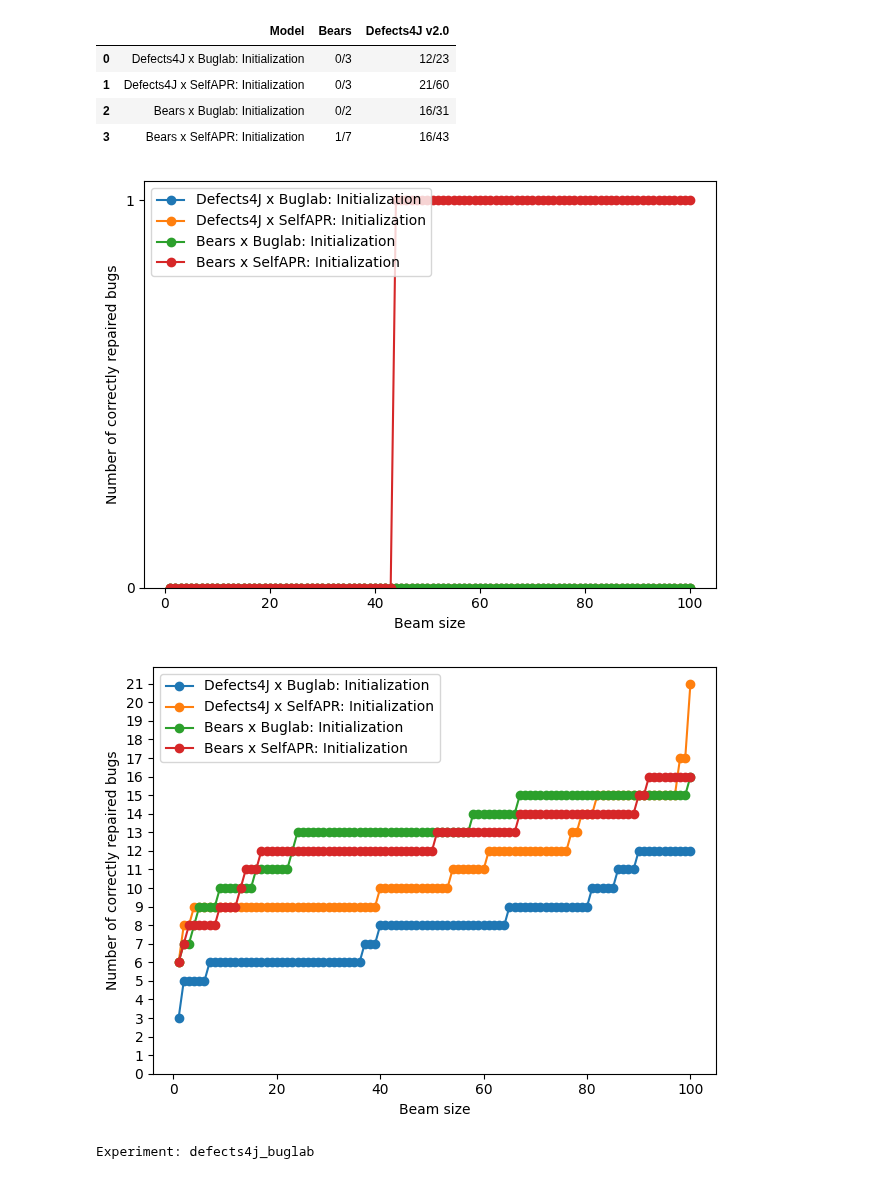
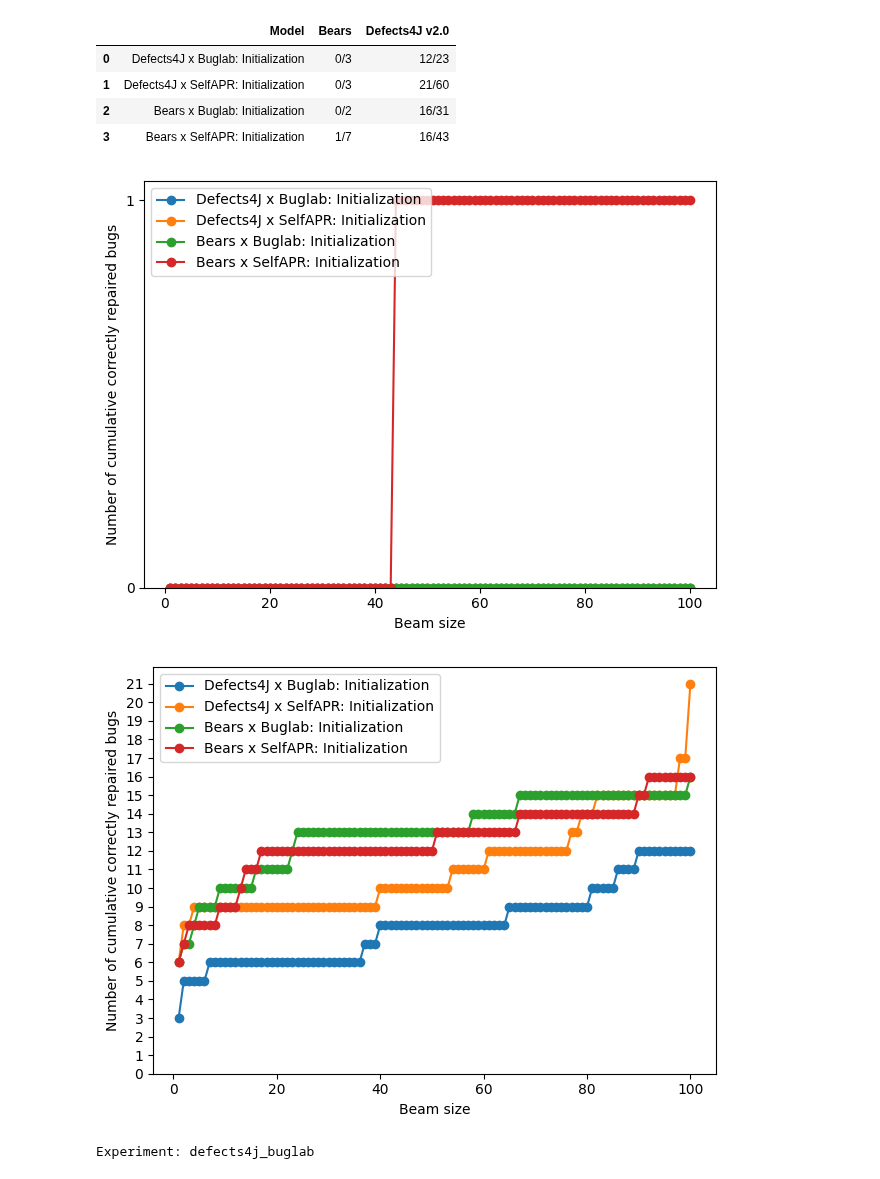
Before and after one commit to andre15silva/mufin, a Jupyter notebook: models_analysis.ipynb, the cells around one changed output. Cells and saved outputs as stored; diff of their text form; code cells hidden in the pictures.

```diff
--- a/models_analysis.ipynb
+++ b/models_analysis.ipynb
@@ -241,37 +241,37 @@ for ex in experiments:
     if exists(bears_path):
         tb = [int(get_number_test(read_eval_bears(bears_path), k).split("/")[0]) for k in top_k]
         plt.figure("bears")
         plt.plot(top_k, tb, "-o", label=get_model_label(ex, "round0"))
         max_bears = max(max_bears, tb[-1])
 
     if exists(d4j_path):
         td = [int(get_number_test(read_eval_d4j(d4j_path), k).split("/")[0]) for k in top_k]
         plt.figure("defects4j")
         plt.plot(top_k, td, "-o", label=get_model_label(ex, "round0"))
         max_d4j = max(max_d4j, td[-1])
 
 plt.figure("bears")
 plt.legend(loc="upper left")
 plt.xlabel("Beam size")
-plt.ylabel("Number of correctly repaired bugs")
+plt.ylabel("Number of cumulative correctly repaired bugs")
 plt.ylim(bottom=0)
 plt.yticks(range(0,max_bears+1))
 plt.tight_layout()
 plt.savefig("./results/rq1/repair_accuracy_bears.svg")
 
 plt.figure("defects4j")
 plt.legend(loc="upper left")
 plt.xlabel("Beam size")
-plt.ylabel("Number of correctly repaired bugs")
+plt.ylabel("Number of cumulative correctly repaired bugs")
 plt.ylim(bottom=0)
 plt.yticks(range(0,max_d4j+1))
 plt.tight_layout()
 plt.savefig("./results/rq1/repair_accuracy_d4j.svg")
 
 plt.show()
 # %% [output]
-[figure, old version]
+[figure, new version]
-[figure, old version]
+[figure, new version]
 # %%
 from os.path import exists
 from matplotlib import pyplot as plt
```
Also changed, not shown: parts of 2 cells of this notebook, 6 other files.
